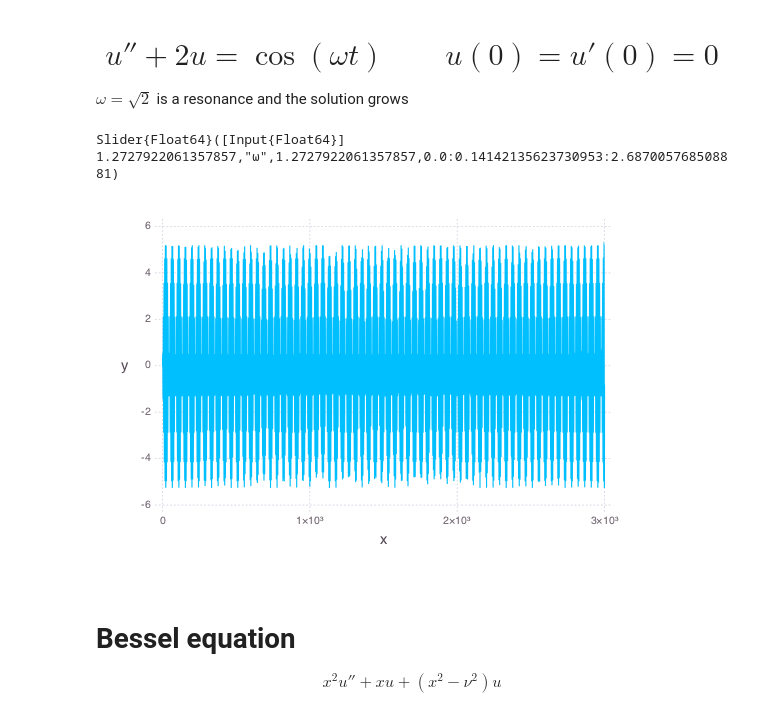
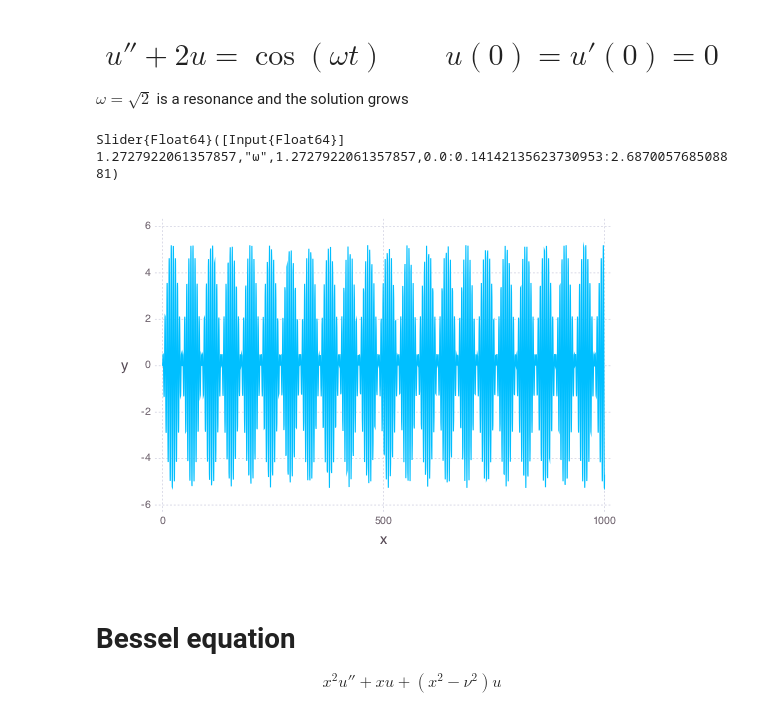
Before and after one commit to JuliaApproximation/ApproxFun.jl, a Jupyter notebook: examples/Manipulate ODEs and PDEs.ipynb, the cells around one changed output. Cells and saved outputs as stored; diff of their text form; code cells hidden in the pictures.

```diff
--- a/examples/Manipulate ODEs and PDEs.ipynb
+++ b/examples/Manipulate ODEs and PDEs.ipynb
@@ -5,20 +5,20 @@ using ApproxFun, Interact
 # $$u'' + 2u = \cos(\omega t)\qquad u(0)=u'(0)=0$$
 $\omega=\sqrt 2$ is a resonance and the solution grows
 # %%
-t=Fun(identity,[0.,3000.])
+t=Fun(identity,[0.,1000.])
 S=space(t)
 D=Derivative(S)
 B=[ldirichlet(),lneumann()]
 
 L=D^2+2I  # our differential operator
 
 @manipulate for ω=0.:.1sqrt(2):2sqrt(2)
     u=[B,L]\[0.,0.,cos(ω*t)]
     ApproxFun.plot(u)
 end
 # %% [output]
 Slider{Float64}([Input{Float64}] 1.2727922061357857,"ω",1.2727922061357857,0.0:0.14142135623730953:2.687005768508881)
-[figure, old version]
+[figure, new version]
 # %% [markdown]
 # Bessel equation
 $$x^2 u'' + x u + (x^2 - \nu^2)u$$
```
Also changed, not shown: parts of 1 cell of this notebook, 4 other files.
